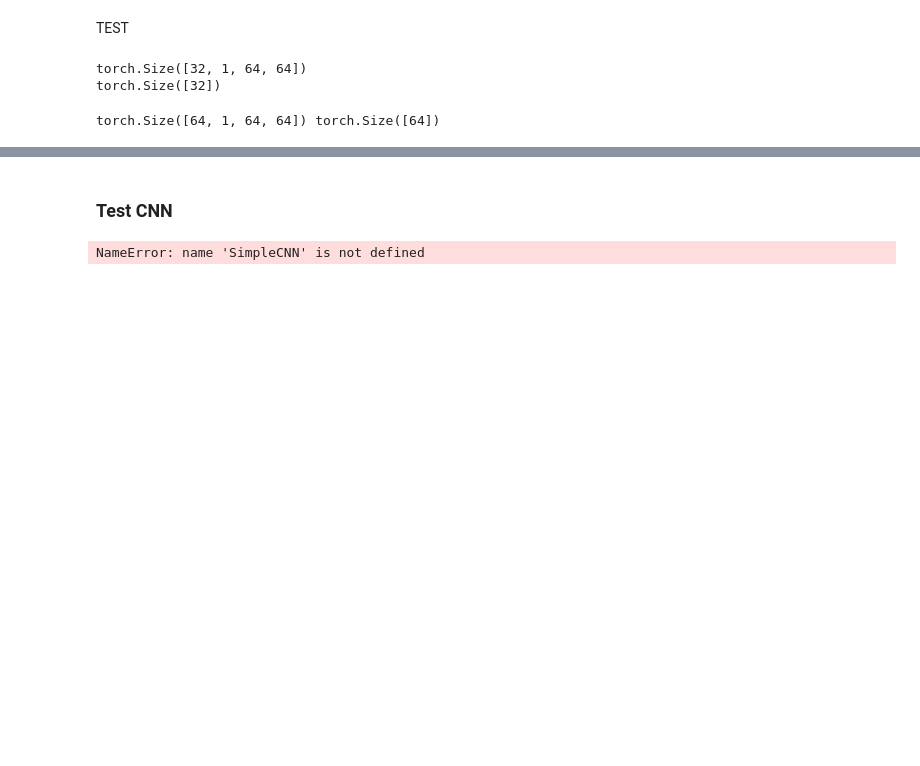
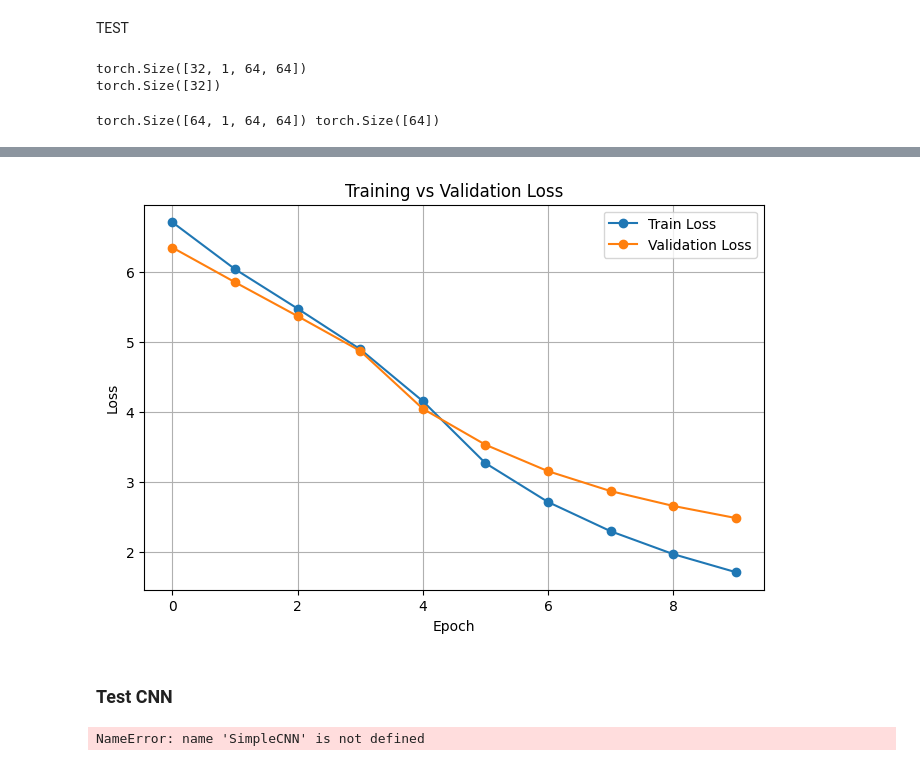
Before and after one commit to Solka99/praca_inzynierska, a Jupyter notebook: model.ipynb, the cells around one changed output, grey strips where cells are left out. Drawn from its saved outputs; the diff is of its cells as text; code cells hidden in the pictures; blank space fills up the shorter version.

```diff
--- a/model.ipynb
+++ b/model.ipynb
@@ -168,7 +168,7 @@ tensor(0)
 from sklearn.model_selection import train_test_split
 
 # first split train vs temp (val+test)
-train_data, temp_data = train_test_split(path_label_list, test_size=0.3, random_state=42, stratify=[d[1] for d in path_label_list]) # used tratify to preserve the same class proportions
+train_data, temp_data = train_test_split(path_label_list[:50000], test_size=0.3, random_state=42, stratify=[d[1] for d in path_label_list[:50000]]) # used stratify to preserve the same class proportions
 
 # then split temp into val and test
 val_data, test_data = train_test_split(temp_data, test_size=0.5, random_state=42, stratify=[d[1] for d in temp_data])
@@ -240,6 +261,7 @@ class TinyCNN(nn.Module):
         super().__init__()
         self.conv = nn.Conv2d(1, 8, kernel_size=3, padding=1)  # input: 1x64x64 → output: 8x64x64
         self.pool = nn.MaxPool2d(2, 2)                         # → 8x32x32
+        self.dropout = nn.Dropout(0.3)
         self.fc   = nn.Linear(8 * 32 * 32, num_classes)        # flatten → fully connected
 
     def forward(self, x):
@@ -260,6 +282,21 @@ def evaluate(model, loader):
         total += labels.numel()
     acc = correct / total
     return acc
+# %%
+@torch.no_grad()              # we don’t need gradients for validation
+def calc_val_loss(model, val_loader, criterion):
+    model.eval()              # turn off dropout/batchnorm updates
+    total_loss = 0.0
+    total_samples = 0
+
+    for images, labels in val_loader:
+        outputs = model(images)            # forward pass only
+        loss = criterion(outputs, labels)  # compute loss for the batch
+        total_loss += loss.item() * images.size(0)
+        total_samples += labels.size(0)
+
+    avg_val_loss = total_loss / total_samples
+    return avg_val_loss
 # %%
 # === setup ===
 device = torch.device("cpu")   # change to "cuda" if you fix your GPU
@@ -271,6 +308,10 @@ optimizer = torch.optim.Adam(model.parameters(), lr=1e-3)
 
 # assume you already have a DataLoader
 # for example: train_loader = DataLoader(dataset, batch_size=64, shuffle=True)
+
+train_losses = []
+val_losses = []
+
 
 # === training loop ===
 EPOCHS = 10
@@ -295,7 +336,14 @@ for epoch in range(EPOCHS):
 
     avg_loss = running_loss / len(train_loader)
     val_acc = evaluate(model, val_loader)
-    print(f"Epoch {epoch+1}: Train loss = {avg_loss:.4f}, Val acc = {val_acc*100:.2f}%")
+    val_loss = calc_val_loss(model, val_loader, criterion)
+    # ---- store both ----
+    train_losses.append(avg_loss)
+    val_losses.append(val_loss)
+
+    # print(f"Epoch {epoch+1}: Train loss = {avg_loss:.4f}, Val acc = {val_acc*100:.2f}%")
+    print(f"Epoch {epoch+1}: train_loss={avg_loss:.4f}, val_loss={val_loss:.4f}, val_acc={val_acc*100:.2f}%")
+
     # print(f"Epoch [{epoch+1}/{EPOCHS}] - Loss: {avg_loss:.4f}")
 
 print("✅ Training complete!")
@@ -313,4 +361,18 @@ Epoch 10: Train loss = 1.3071, Val acc = 0.16%
 ✅ Training complete!
+# %%
+import matplotlib.pyplot as plt
+
+plt.figure(figsize=(8,5))
+plt.plot(train_losses, label='Train Loss', marker='o')
+plt.plot(val_losses, label='Validation Loss', marker='o')
+plt.title('Training vs Validation Loss')
+plt.xlabel('Epoch')
+plt.ylabel('Loss')
+plt.legend()
+plt.grid(True)
+plt.show()
+# %% [output]
+[figure, added]
 # %% [markdown]
 ### Test CNN
 # %%
```
Also changed, not shown: parts of 5 cells of this notebook.
